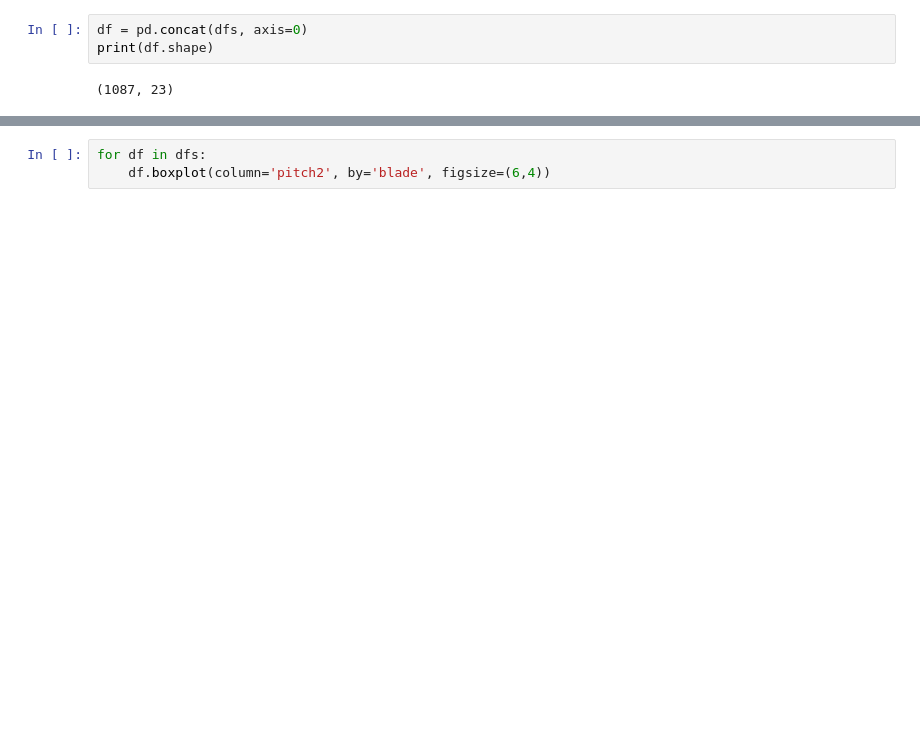
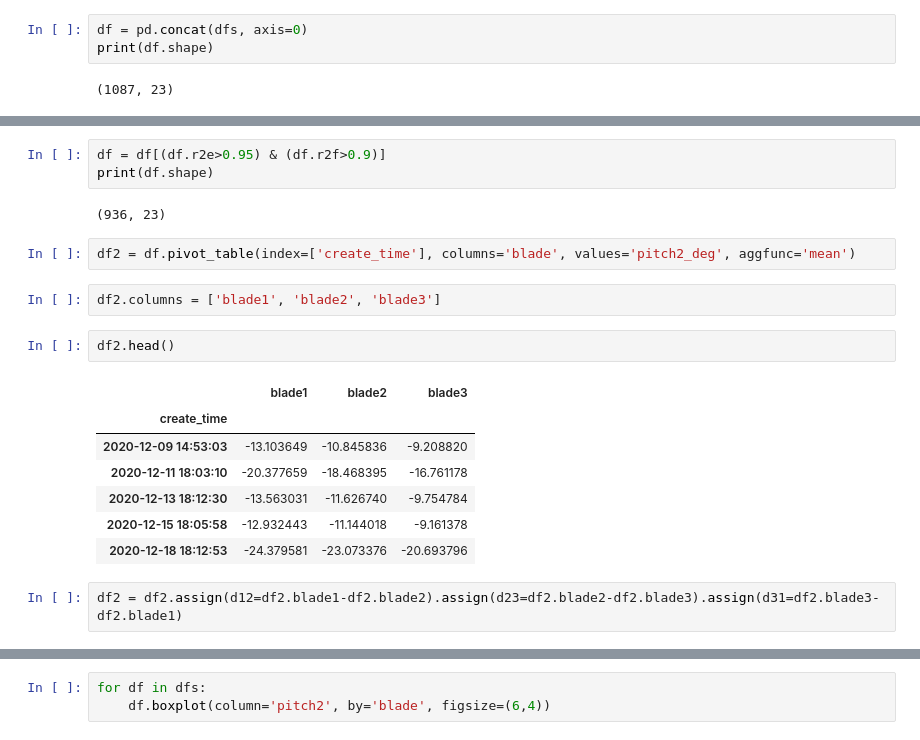
Before and after one commit to ChristianKuehnert/wms, a Jupyter notebook: pitch_angle_calculation.ipynb, the cells around one changed output, grey strips where cells are left out. Saved outputs shown, nothing was run; the diff lists cells and outputs as text; blank space fills up the shorter version.

```diff
--- a/pitch_angle_calculation.ipynb
+++ b/pitch_angle_calculation.ipynb
@@ -922,0 +932,21 @@ _tmp=df_res.boxplot(column=['r2e','r2f'], by=['blade', 'create_time'], figsize=(
+# %%
+df = df[(df.r2e>0.95) & (df.r2f>0.9)]
+print(df.shape)
+# %% [output]
+(936, 23)
+# %%
+df2 = df.pivot_table(index=['create_time'], columns='blade', values='pitch2_deg', aggfunc='mean')
+# %%
+df2.columns = ['blade1', 'blade2', 'blade3']
+# %%
+df2.head()
+# %% [output]
+|  | blade1 | blade2 | blade3 |
+| create_time |  |  |  |
+| 2020-12-09 14:53:03 | -13.103649 | -10.845836 | -9.208820 |
+| 2020-12-11 18:03:10 | -20.377659 | -18.468395 | -16.761178 |
+| 2020-12-13 18:12:30 | -13.563031 | -11.626740 | -9.754784 |
+| 2020-12-15 18:05:58 | -12.932443 | -11.144018 | -9.161378 |
+| 2020-12-18 18:12:53 | -24.379581 | -23.073376 | -20.693796 |
+# %%
+df2 = df2.assign(d12=df2.blade1-df2.blade2).assign(d23=df2.blade2-df2.blade3).assign(d31=df2.blade3-df2.blade1)
```
Also changed, not shown: parts of 15 cells of this notebook.
